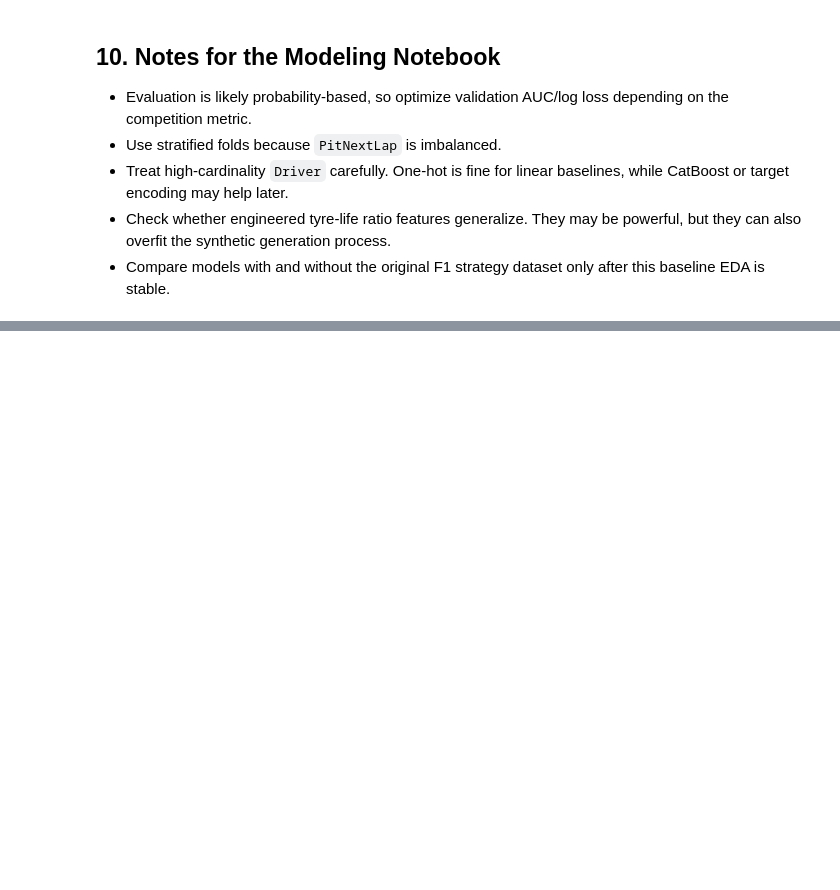
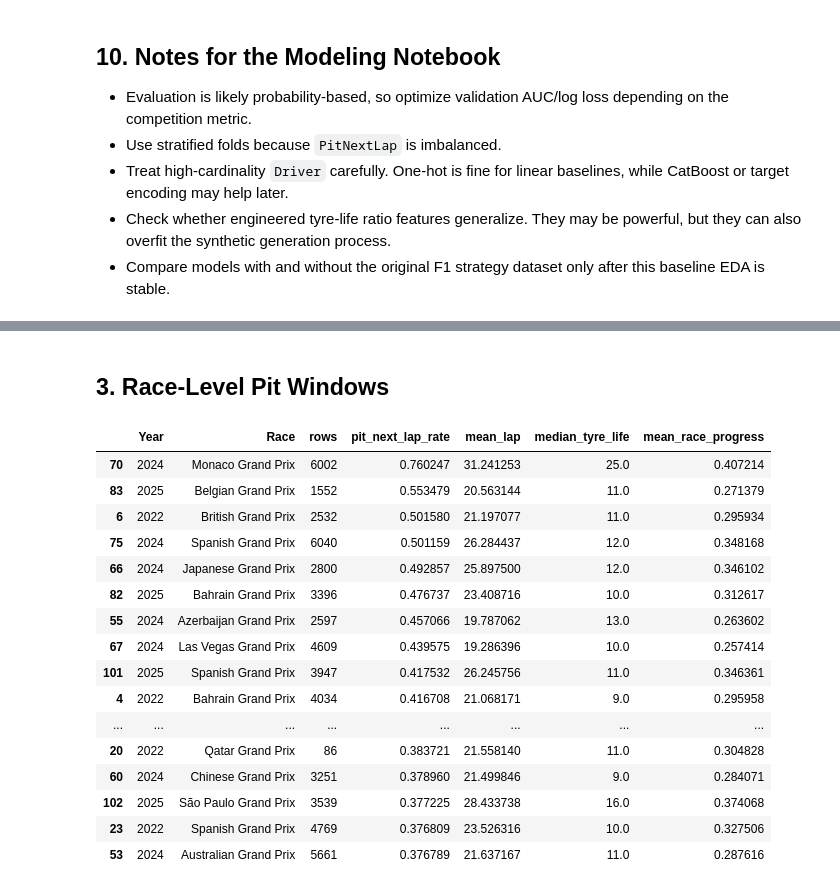
Before and after one commit to tuannm3812/kaggle-s6e5-predict-f1-pit-stops, a Jupyter notebook: notebooks/01_eda_and_circuit_context.ipynb, the cells around one changed output, grey strips where cells are left out. Cells and saved outputs as stored; diff of their text form; code cells hidden in the pictures; blank space fills up the shorter version.

```diff
--- a/notebooks/01_preprocessing_eda.ipynb
+++ b/notebooks/01_eda_and_circuit_context.ipynb
@@ -828,0 +848,24 @@ For the next notebook, this is enough to justify moving into baseline modeling w
+# %%
+def find_data_dir() -> Path:
+    candidates = [
+        Path("/kaggle/input/competitions/playground-series-s6e5"),
+        Path("/kaggle/input/playground-series-s6e5"),
+        Path("../input/competitions/playground-series-s6e5"),
+        Path("../input/playground-series-s6e5"),
+        Path("data"),
+        Path("../data"),
+        Path("."),
+    ]
+    for path in candidates:
+        if (path / "train.csv").exists():
+            return path
+    raise FileNotFoundError("Could not find train.csv. Update DATA_DIR manually.")
+
+
+DATA_DIR = find_data_dir()
+OUTPUT_DIR = Path("/kaggle/working") if Path("/kaggle/working").exists() else Path("outputs")
+OUTPUT_DIR.mkdir(parents=True, exist_ok=True)
+
+train = pd.read_csv(DATA_DIR / "train.csv")
+print(train.shape)
+train.head()
@@ -828,0 +880,35 @@ For the next notebook, this is enough to justify moving into baseline modeling w
+# %% [markdown]
+## 3. Race-Level Pit Windows
+# %%
+race_summary = (
+    train.groupby(["Year", "Race"], observed=True)
+    .agg(
+        rows=(TARGET, "size"),
+        pit_next_lap_rate=(TARGET, "mean"),
+        mean_lap=("LapNumber", "mean"),
+        median_tyre_life=("TyreLife", "median"),
+        mean_race_progress=("RaceProgress", "mean"),
+    )
+    .reset_index()
+    .sort_values("pit_next_lap_rate", ascending=False)
+)
+
+race_summary.head(20)
+# %% [output]
+|  | Year | Race | rows | pit_next_lap_rate | mean_lap | median_tyre_life | mean_race_progress |
+| 70 | 2024 | Monaco Grand Prix | 6002 | 0.760247 | 31.241253 | 25.0 | 0.407214 |
+| 83 | 2025 | Belgian Grand Prix | 1552 | 0.553479 | 20.563144 | 11.0 | 0.271379 |
+| 6 | 2022 | British Grand Prix | 2532 | 0.501580 | 21.197077 | 11.0 | 0.295934 |
+| 75 | 2024 | Spanish Grand Prix | 6040 | 0.501159 | 26.284437 | 12.0 | 0.348168 |
+| 66 | 2024 | Japanese Grand Prix | 2800 | 0.492857 | 25.897500 | 12.0 | 0.346102 |
+| 82 | 2025 | Bahrain Grand Prix | 3396 | 0.476737 | 23.408716 | 10.0 | 0.312617 |
+| 55 | 2024 | Azerbaijan Grand Prix | 2597 | 0.457066 | 19.787062 | 13.0 | 0.263602 |
+| 67 | 2024 | Las Vegas Grand Prix | 4609 | 0.439575 | 19.286396 | 10.0 | 0.257414 |
+| 101 | 2025 | Spanish Grand Prix | 3947 | 0.417532 | 26.245756 | 11.0 | 0.346361 |
+| 4 | 2022 | Bahrain Grand Prix | 4034 | 0.416708 | 21.068171 | 9.0 | 0.295958 |
+| ... | ... | ... | ... | ... | ... | ... | ... |
+| 20 | 2022 | Qatar Grand Prix | 86 | 0.383721 | 21.558140 | 11.0 | 0.304828 |
+| 60 | 2024 | Chinese Grand Prix | 3251 | 0.378960 | 21.499846 | 9.0 | 0.284071 |
+| 102 | 2025 | São Paulo Grand Prix | 3539 | 0.377225 | 28.433738 | 16.0 | 0.374068 |
+| 23 | 2022 | Spanish Grand Prix | 4769 | 0.376809 | 23.526316 | 10.0 | 0.327506 |
+| 53 | 2024 | Australian Grand Prix | 5661 | 0.376789 | 21.637167 | 11.0 | 0.287616 |
```
Also changed, not shown: parts of 15 cells of this notebook, 9 other files.
